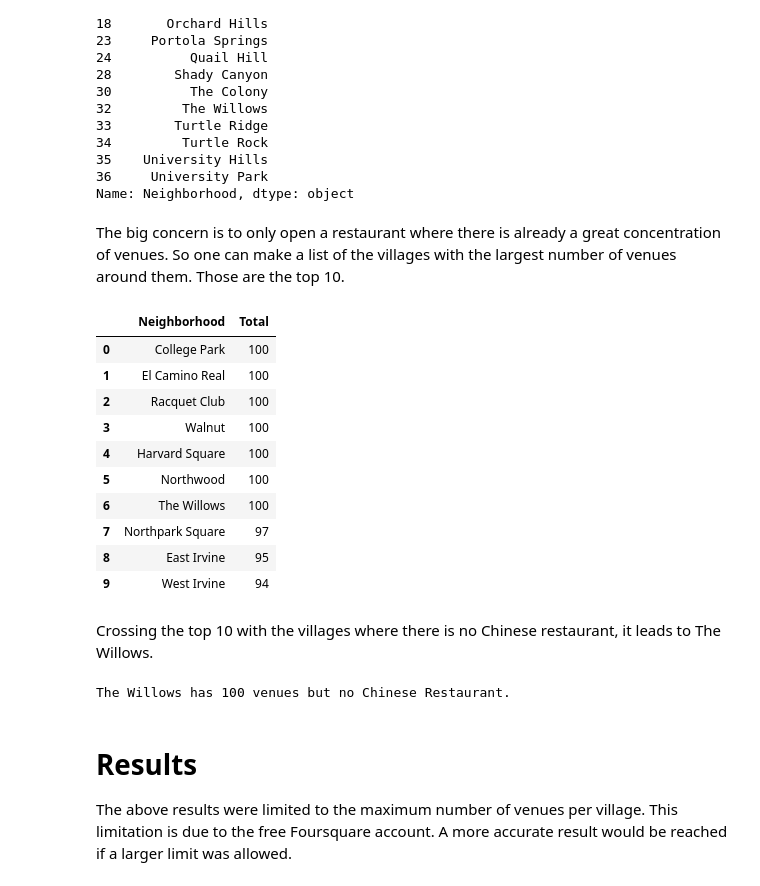
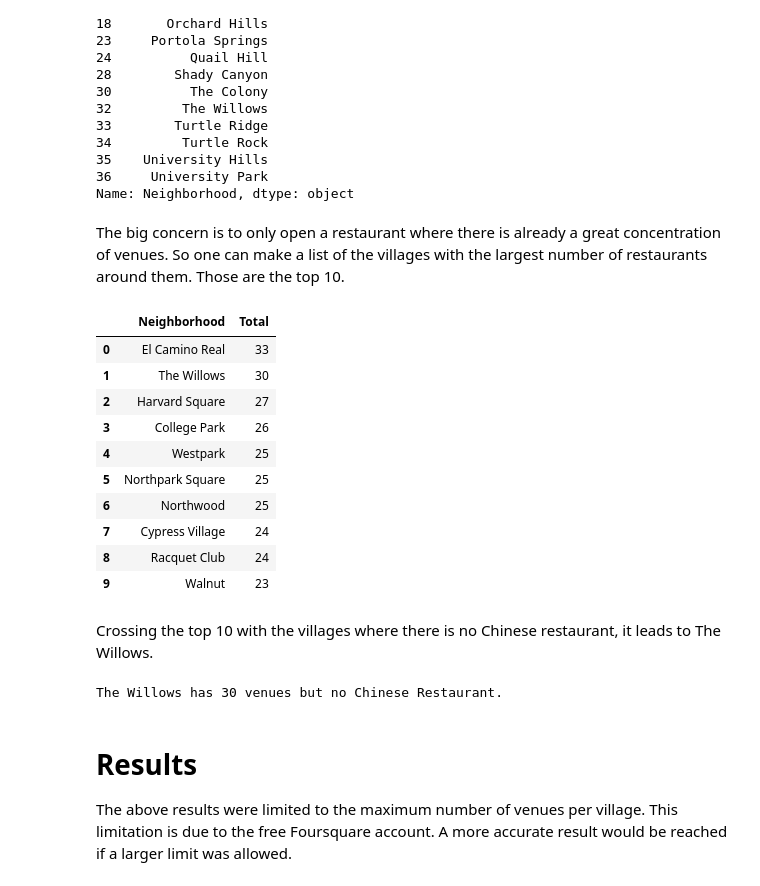
Before and after one commit to filipediniz/Coursera_Capstone, a Jupyter notebook: Week4.ipynb, the cells around one changed output. Drawn from its saved outputs; the diff is of its cells as text; code cells hidden in the pictures.

```diff
--- a/Week4.ipynb
+++ b/Week4.ipynb
@@ -551,27 +549,27 @@ irvine_without_venue
 36     University Park
 Name: Neighborhood, dtype: object
 # %% [markdown]
-The big concern is to only open a restaurant where there is already a great concentration of venues. So one can make a list of the villages with the largest number of venues around them. Those are the top 10.
+The big concern is to only open a restaurant where there is already a great concentration of venues. So one can make a list of the villages with the largest number of restaurants around them. Those are the top 10.
 # %%
-irvine_counter = irvine_venues.groupby('Neighborhood').count().reset_index()
+irvine_counter = irvine_venues[irvine_venues['Venue Category'].str.contains('Restaurant')].groupby('Neighborhood').count().reset_index()
 irvine_counter.drop(irvine_counter.columns.difference(['Neighborhood', 'Venue Longitude']), 1, inplace=True)
 irvine_counter.columns = ['Neighborhood', 'Total']
 irvine_counter.sort_values(by='Total', ascending=False, inplace=True)
 irvine_counter.reset_index(inplace=True)
 irvine_counter.drop(axis=1, columns=['index'], inplace=True)
 irvine_counter.head(10)
 # %% [output]
 |  | Neighborhood | Total |
-| 0 | College Park | 100 |
-| 1 | El Camino Real | 100 |
-| 2 | Racquet Club | 100 |
-| 3 | Walnut | 100 |
-| 4 | Harvard Square | 100 |
-| 5 | Northwood | 100 |
-| 6 | The Willows | 100 |
-| 7 | Northpark Square | 97 |
-| 8 | East Irvine | 95 |
-| 9 | West Irvine | 94 |
+| 0 | El Camino Real | 33 |
+| 1 | The Willows | 30 |
+| 2 | Harvard Square | 27 |
+| 3 | College Park | 26 |
+| 4 | Westpark | 25 |
+| 5 | Northpark Square | 25 |
+| 6 | Northwood | 25 |
+| 7 | Cypress Village | 24 |
+| 8 | Racquet Club | 24 |
+| 9 | Walnut | 23 |
 # %% [markdown]
 Crossing the top 10 with the villages where there is no Chinese restaurant, it leads to The Willows.
 # %%
@@ -581,7 +579,7 @@ for i in range(0, irvine_counter.shape[0]):
     print('{} has {} venues but no Chinese Restaurant.'.format(irvine_counter.at[i, 'Neighborhood'], irvine_counter.at[i, 'Total']))
     break
 # %% [output]
-The Willows has 100 venues but no Chinese Restaurant.
+The Willows has 30 venues but no Chinese Restaurant.
 # %% [markdown]
 # Results
 
```
Also changed, not shown: parts of 9 cells of this notebook.
